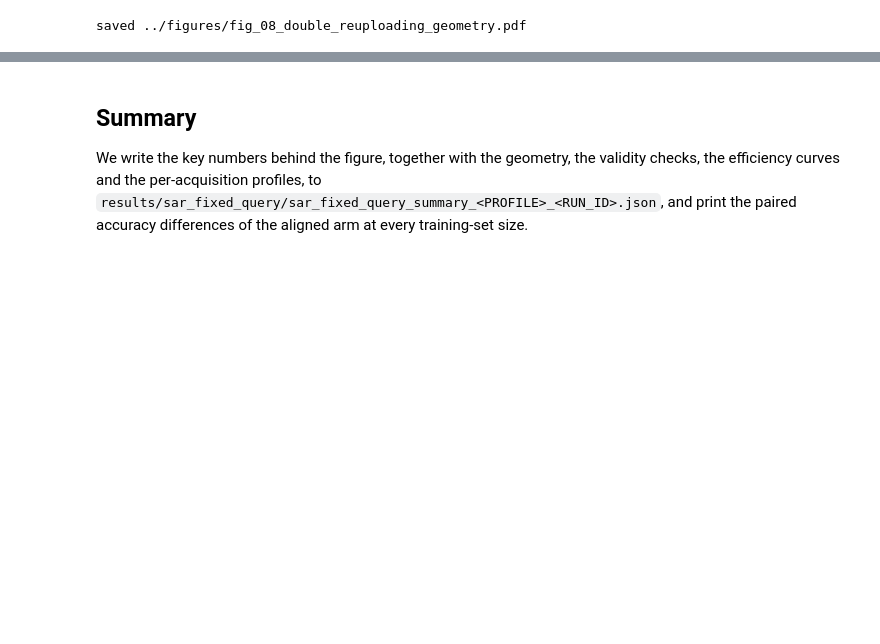
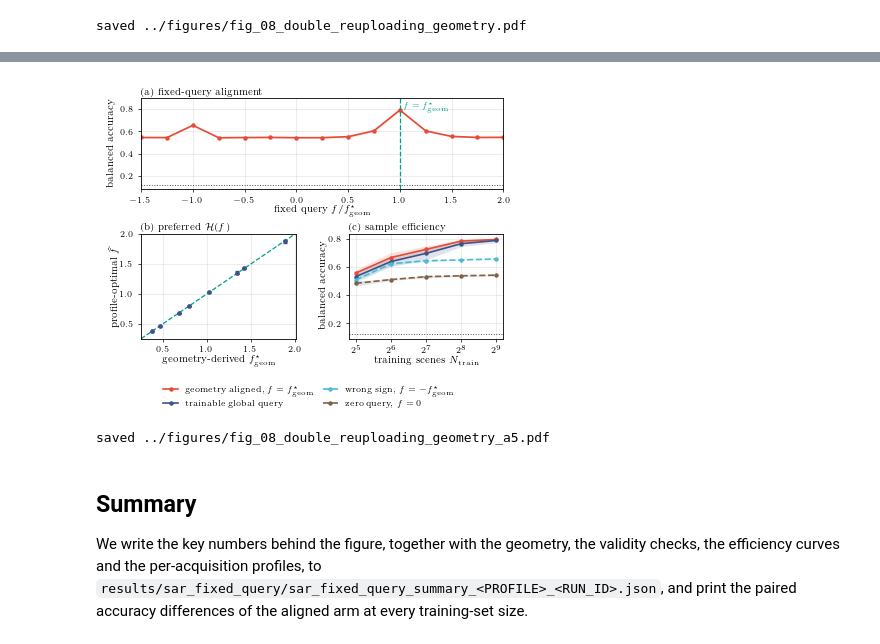
Before and after one commit to FelixFrohnertDB/SAR-QML, a Jupyter notebook: notebooks/fig_08_double_reuploading_geometry.ipynb, the cells around one changed output, grey strips where cells are left out. Saved outputs shown, nothing was run; the diff lists cells and outputs as text; code cells hidden in the pictures; blank space fills up the shorter version.

Commit message:
Add single-column A5 version of the fig_08 figure
Co-Authored-By: Claude Opus 5.5 (1M context) <noreply@anthropic.com>

```diff
--- a/notebooks/fig_08_double_reuploading_geometry.ipynb
+++ b/notebooks/fig_08_double_reuploading_geometry.ipynb
@@ -2000,3 +2004,74 @@ saved ../figures/fig_08_double_reuploading_geometry.pdf
+# %%
+GEOM = r"f^\star_{\mathrm{geom}}"
+LABELS_A5 = {
+    "aligned": rf"geometry aligned, $f={GEOM}$",
+    "learned": "trainable global query",
+    "mismatched": rf"wrong sign, $f=-{GEOM}$",
+    "none": r"zero query, $f=0$",
+}
+with plt.rc_context({"font.size": 7, "axes.labelsize": 7, "axes.titlesize": 7,
+                     "xtick.labelsize": 6, "ytick.labelsize": 6, "legend.fontsize": 6}):
+    fig = plt.figure(figsize=(4.1, 3.2), layout="constrained")
+    fig.get_layout_engine().set(h_pad=0.03, w_pad=0.03, hspace=0.04, wspace=0.04)
+    grid = fig.add_gridspec(2, 2, height_ratios=[1.0, 1.15])
+    ax_a = fig.add_subplot(grid[0, :])
+    ax_b = fig.add_subplot(grid[1, 0])
+    ax_c = fig.add_subplot(grid[1, 1])
+
+    # (a) fixed-query scan
+    ax_a.fill_between(SCAN_X, SCAN_SUMMARY["lower"], SCAN_SUMMARY["upper"],
+                      color=COLORS["aligned"], alpha=0.20, linewidth=0)
+    ax_a.plot(SCAN_X, SCAN_SUMMARY["mean"], color=COLORS["aligned"], marker="o", ms=2.2)
+    ax_a.axvline(1.0, color=COLORS["geometry"], ls="--", lw=0.9)
+    ax_a.axhline(1.0 / Q, color=COLORS["reference"], ls=":", lw=0.7)
+    ax_a.annotate(rf"$f={GEOM}$", xy=(1.0, 1.0), xycoords=("data", "axes fraction"),
+                  xytext=(2.5, -3), textcoords="offset points",
+                  color=COLORS["geometry"], fontsize=6, va="top")
+    ax_a.set_xlim(SCAN_X.min(), SCAN_X.max())
+    ax_a.set_ylim(1.0 / Q - 0.04, float(SCAN_SUMMARY["mean"].max()) + 0.11)
+    ax_a.set_xlabel(rf"fixed query $f/{GEOM}$", labelpad=1)
+    ax_a.set_ylabel("balanced accuracy")
+    ax_a.set_title("(a) fixed-query alignment", loc="left", pad=2)
+
+    # (b) profile-optimal query per acquisition
+    predicted = PROFILE_SUMMARY["f_geometry"].to_numpy()
+    fitted = PROFILE_SUMMARY["f_hat"].to_numpy()
+    yerr = np.vstack([fitted - PROFILE_SUMMARY["f_lower95"].to_numpy(),
+                      PROFILE_SUMMARY["f_upper95"].to_numpy() - fitted])
+    span = np.array([min(predicted.min(), fitted.min()), max(predicted.max(), fitted.max())])
+    pad = 0.08 * max(span[1] - span[0], 1e-3); span = span + np.array([-pad, pad])
+    ax_b.plot(span, span, color=COLORS["geometry"], ls="--", lw=0.9)
+    ax_b.errorbar(predicted, fitted, yerr=yerr, fmt="o", ms=2.4, color=COLORS["learned"],
+                  ecolor=COLORS["learned"], elinewidth=0.7, capsize=1.2)
+    ax_b.set_xlim(*span); ax_b.set_ylim(*span)
+    ax_b.set_xlabel(rf"geometry-derived ${GEOM}$", labelpad=1)
+    ax_b.set_ylabel(r"profile-optimal $\widehat f$", labelpad=1)
+    ax_b.set_title(r"(b) preferred $\mathcal{H}(f)$", loc="left", pad=2)
+
+    # (c) sample efficiency
+    for arm in ("aligned", "learned", "mismatched", "none"):
+        s = EFFICIENCY_SUMMARY[arm]
+        ax_c.fill_between(s["n"], s["lower"], s["upper"], color=COLORS[arm], alpha=0.16, linewidth=0)
+        ax_c.plot(s["n"], s["mean"], color=COLORS[arm], marker="o", ms=2.2,
+                  ls="-" if arm in ("aligned", "learned") else "--", label=LABELS_A5[arm])
+    ax_c.axhline(1.0 / Q, color=COLORS["reference"], ls=":", lw=0.7)
+    ax_c.set_xscale("log", base=2)
+    ax_c.set_xlabel(r"training scenes $N_{\rm train}$", labelpad=1)
+    ax_c.set_ylabel("balanced accuracy", labelpad=1)
+    ax_c.set_title("(c) sample efficiency", loc="left", pad=2)
+
+    for ax in (ax_a, ax_b, ax_c):
+        ax.grid(True, alpha=0.22)
+    fig.legend(*ax_c.get_legend_handles_labels(), loc="outside lower center", ncol=2,
+               frameon=False, handlelength=1.8, columnspacing=1.2, borderaxespad=0.2)
+    a5_stem = FIGURE_DIR / f"{FIGURE_STEM}_a5"
+    fig.savefig(a5_stem.with_suffix(".pdf"), bbox_inches="tight", pad_inches=0.01)
+    fig.savefig(a5_stem.with_suffix(".png"), dpi=400, bbox_inches="tight", pad_inches=0.01)
+    plt.show()
+print(f"saved {a5_stem.with_suffix('.pdf')}")
+# %% [output]
+[figure, added]
+saved ../figures/fig_08_double_reuploading_geometry_a5.pdf
 # %% [markdown]
 ## Summary
 
```
Also changed, not shown: parts of 1 cell of this notebook, 2 other files.
